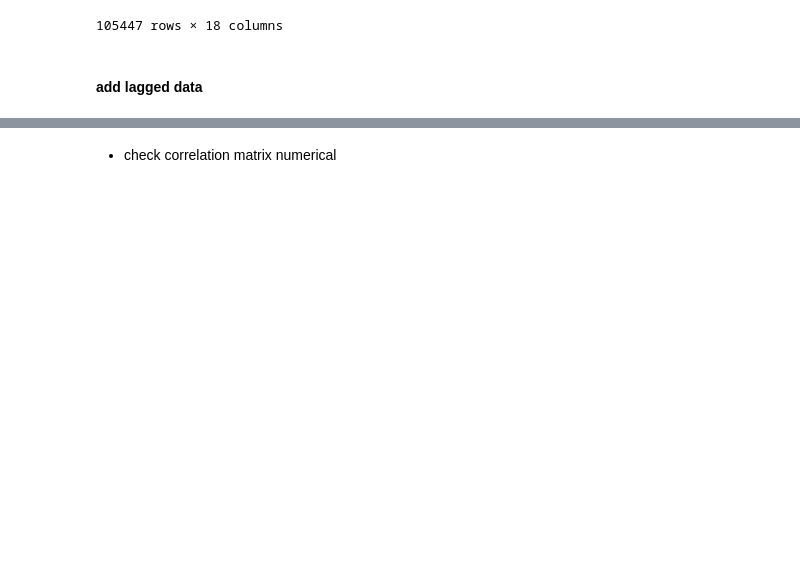
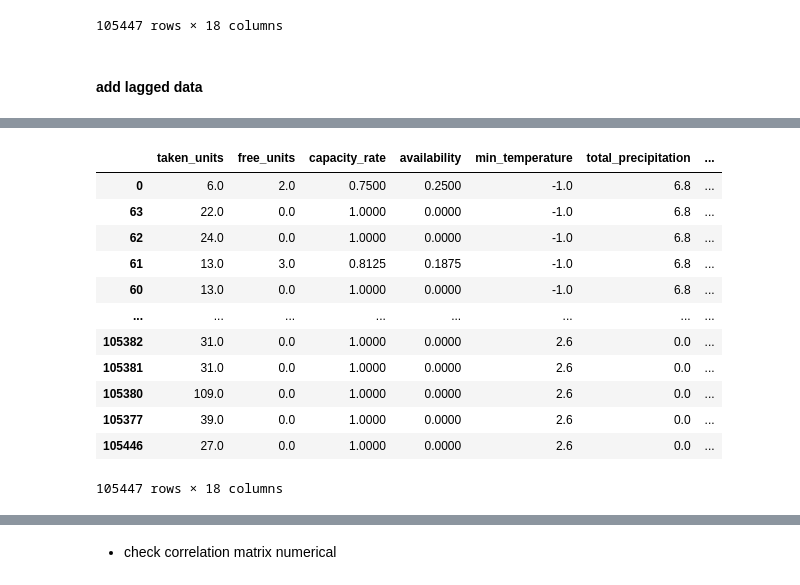
Before and after one commit to jeaend/Predicting_Shelter_Availability, a Jupyter notebook: notebooks/modeling/aggreate.ipynb, the cells around one changed output, grey strips where cells are left out. Cells and saved outputs as stored; diff of their text form; code cells hidden in the pictures; blank space fills up the shorter version.

```diff
--- a/notebooks/modeling/aggreate.ipynb
+++ b/notebooks/modeling/aggreate.ipynb
@@ -385,6 +403,9 @@ def add_lagged_columns(df, date_column, columns_to_lag, lag_column_name):
         # Add lagged column to lagged_columns_df
         lagged_columns_df[lagged_column_name] = daily_mean_temp_df[lagged_column_name]
 
+    # Add date column to lagged_columns_df
+    lagged_columns_df['date_lag'] = daily_mean_temp_df[date_column]
+
     return lagged_columns_df
 # %%
 columns_to_lag = ['mean_temperature','snow_on_ground', 'capacity_units']
@@ -435,0 +468,17 @@ df_model
+# %%
+numerical = extract_date_features(numerical, 'date')
+numerical
+# %% [output]
+|  | taken_units | free_units | capacity_rate | availability | min_temperature | total_precipitation | ... |
+| 0 | 6.0 | 2.0 | 0.7500 | 0.2500 | -1.0 | 6.8 | ... |
+| 63 | 22.0 | 0.0 | 1.0000 | 0.0000 | -1.0 | 6.8 | ... |
+| 62 | 24.0 | 0.0 | 1.0000 | 0.0000 | -1.0 | 6.8 | ... |
+| 61 | 13.0 | 3.0 | 0.8125 | 0.1875 | -1.0 | 6.8 | ... |
+| 60 | 13.0 | 0.0 | 1.0000 | 0.0000 | -1.0 | 6.8 | ... |
+| ... | ... | ... | ... | ... | ... | ... | ... |
+| 105382 | 31.0 | 0.0 | 1.0000 | 0.0000 | 2.6 | 0.0 | ... |
+| 105381 | 31.0 | 0.0 | 1.0000 | 0.0000 | 2.6 | 0.0 | ... |
+| 105380 | 109.0 | 0.0 | 1.0000 | 0.0000 | 2.6 | 0.0 | ... |
+| 105377 | 39.0 | 0.0 | 1.0000 | 0.0000 | 2.6 | 0.0 | ... |
+| 105446 | 27.0 | 0.0 | 1.0000 | 0.0000 | 2.6 | 0.0 | ... |
+105447 rows × 18 columns
```
Also changed, not shown: parts of 22 cells of this notebook.
